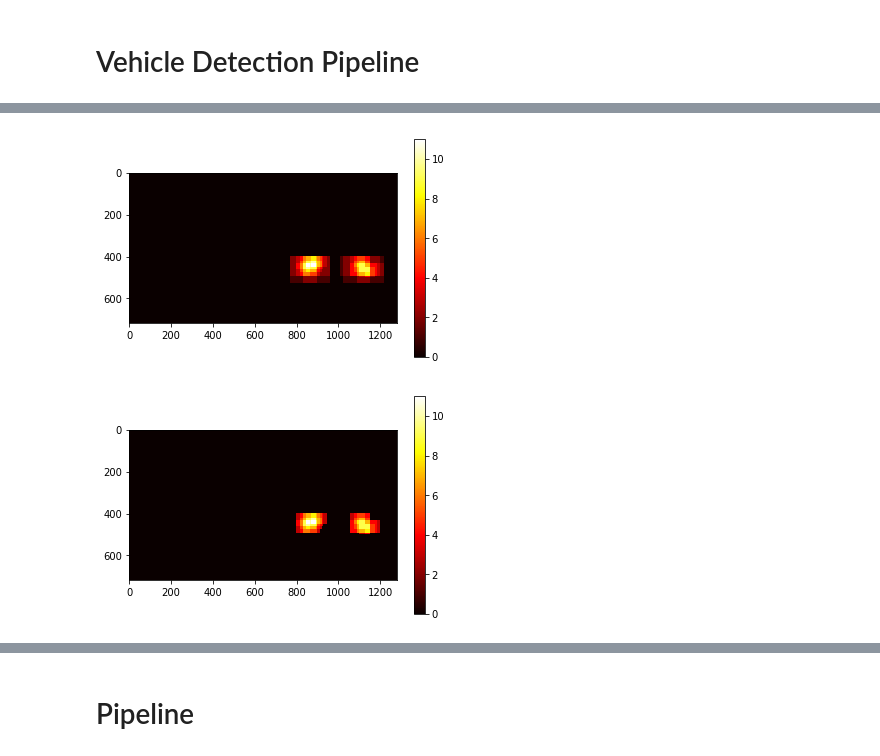
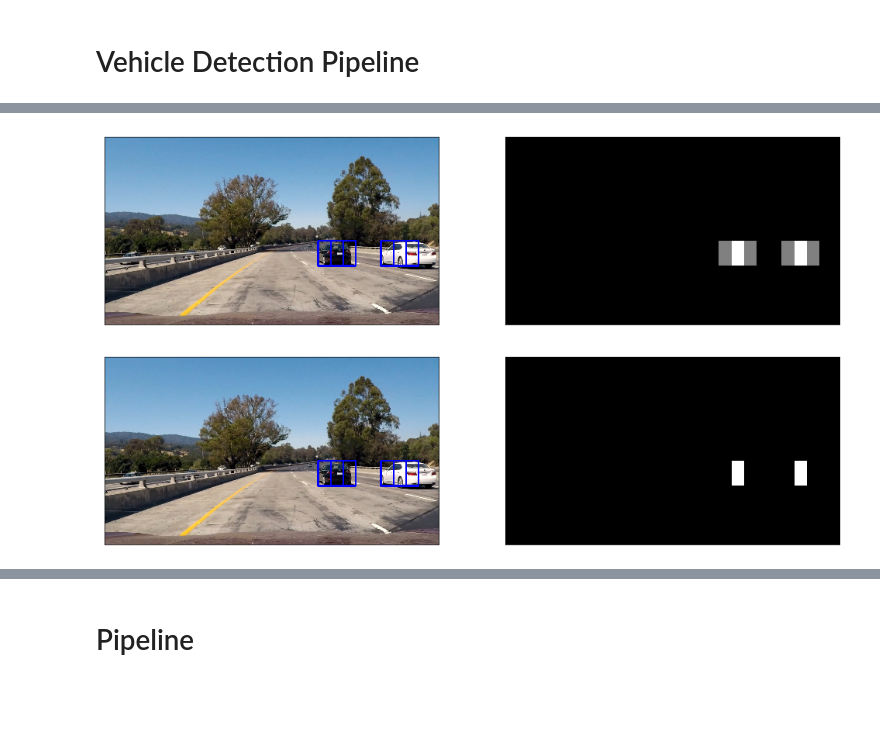
Before and after one commit to stefancyliax/CarND-Vehicle-Detection, a Jupyter notebook: P5_Vehicle_Detection.ipynb, the cells around one changed output, grey strips where cells are left out. Saved outputs shown, nothing was run; the diff lists cells and outputs as text; code cells hidden in the pictures; blank space fills up the shorter version.

Commit message:
Added better visualization, cleanup of code

```diff
--- a/P5_Vehicle_Detection.ipynb
+++ b/P5_Vehicle_Detection.ipynb
@@ -74,14 +74,14 @@ Dataset loaded! Number of car samples: 100 . Number of non-car samples: 100
 # %%
 # Helper function to print two images side by side
 
-def print_example_images(img, img_aug):
+def print_example_images(img, img2):
     plt.figure(figsize=(17,5))
 
     plt.subplot(121), plt.xticks([]), plt.yticks([])
     plt.imshow(img, cmap='gray')
 
     plt.subplot(122), plt.xticks([]), plt.yticks([])
-    plt.imshow(img_aug, cmap='gray')
+    plt.imshow(img2, cmap='gray')
 
     plt.show()
 # %%
@@ -446,19 +458,5 @@ Previous classifier and scaler loaded!
 # %% [markdown]
 # Vehicle Detection Pipeline
-# %%
-# Set parameters for pipeline
-color_space = 'YCrCb'  # Can be RGB, HSV, LUV, HLS, YUV, YCrCb
-orient = 16  # HOG orientations
-pix_per_cell = 16  # HOG pixels per cell
-cell_per_block = 2  # HOG cells per block
-hog_channel = -1  # Can be 0, 1, 2, or "ALL"
-spatial_size = (16, 16)  # Spatial binning dimensions
-hist_bins = 16  # Number of histogram bins
-spatial_feat = True  # Spatial features on or off
-hist_feat = True  # Histogram features on or off
-hog_feat = True  # HOG features on or off
-kernel = 'linear'
-C = 1.0
 # %%
 def draw_boxes(img, bboxes, color=(0, 0, 1), thick=6):
     # Make a copy of the image
@@ -482,6 +480,7 @@ print_example_images(img, result)
 # Define a function you will pass an image and return a list of images to be searched
 def find_cars(img, ystart, ystop, scale, svc, X_scaler, orient, pix_per_cell, cell_per_block, spatial_size, hist_bins):
     bbox_list = []
+    draw_img = np.copy(img)
     # scale image
     img = img.astype(np.float32)
 
@@ -547,9 +546,11 @@ def find_cars(img, ystart, ystop, scale, svc, X_scaler, orient, pix_per_cell, ce
                 xbox_left = np.int(xleft * scale)
                 ytop_draw = np.int(ytop * scale)
                 win_draw = np.int(window * scale)
+                cv2.rectangle(draw_img, (xbox_left, ytop_draw + ystart),
+                              (xbox_left + win_draw, ytop_draw + win_draw + ystart), (0, 0, 1), 6)
                 bbox_list.append([(xbox_left, ytop_draw + ystart),(xbox_left + win_draw, ytop_draw + win_draw + ystart)])
 
-    return bbox_list
+    return draw_img, bbox_list
 
 ## Demo
 
@@ -557,15 +558,7 @@ ystart = 400
 ystop = 656
 scale = 1.5
 
-img = load_image('./test_images/test6.jpg')
-bbox_list1 = find_cars(img, ystart, ystop, 1.5, svc, X_scaler, orient, pix_per_cell, cell_per_block, spatial_size, hist_bins)
-print_example_images(img, draw_boxes(img, bbox_list1))
-bbox_list2 = find_cars(img, ystart, ystop, 1, svc, X_scaler, orient, pix_per_cell, cell_per_block, spatial_size, hist_bins)
-print_example_images(img, draw_boxes(img, bbox_list2))
-bbox_list3 = find_cars(img, ystart, ystop, 0.8, svc, X_scaler, orient, pix_per_cell, cell_per_block, spatial_size, hist_bins)
-print_example_images(img, draw_boxes(img, bbox_list3))
-bbox_list4 = find_cars(img, ystart, ystop, 2, svc, X_scaler, orient, pix_per_cell, cell_per_block, spatial_size, hist_bins)
-print_example_images(img, draw_boxes(img, bbox_list4))
-
-bbox_list = bbox_list1 + bbox_list2 + bbox_list3 + bbox_list4
+img = load_image('./test_images/test1.jpg')
+result, bbox_list = find_cars(img, ystart, ystop, scale, svc, X_scaler, orient, pix_per_cell, cell_per_block, spatial_size, hist_bins)
+print_example_images(img, result)
 # %% [output]
@@ -576,27 +566,29 @@ bbox_list = bbox_list1 + bbox_list2 + bbox_list3 + bbox_list4
 # %%
 def add_heat(heatmap, bbox_list):
     # Iterate through list of bboxes
     for box in bbox_list:
         # Add += 1 for all pixels inside each bbox
         # Assuming each "box" takes the form ((x1, y1), (x2, y2))
         heatmap[box[0][1]:box[1][1], box[0][0]:box[1][0]] += 1
 
     # Return updated heatmap
     return heatmap# Iterate through list of bboxes
 
 ## Demo
 
 heatmap = np.zeros_like(img[:,:,0]).astype(np.float)
 heatmap = add_heat(heatmap,bbox_list)
 
 # clip for displaying
 heatmap = np.clip(heatmap, 0, 255)
 
-plt.imshow(heatmap, cmap='hot')
-plt.colorbar()
-plt.show()
+print_example_images(result, heatmap)
+
+#https://matplotlib.org/users/image_tutorial.html
+#In [12]: imgplot = plt.imshow(lum_img)
+#In [13]: plt.colorbar()
 # %% [output]
-[figure, old version]
+[figure, new version]
 # %%
 def apply_threshold(heatmap, threshold):
     # Zero out pixels below the threshold
@@ -604,12 +596,10 @@ def apply_threshold(heatmap, threshold):
     # Return thresholded map
     return heatmap
 
-heatmap = apply_threshold(heatmap,2)
-plt.imshow(heatmap, cmap='hot')
-plt.colorbar()
-plt.show()
+heatmap = apply_threshold(heatmap,1)
+print_example_images(result, heatmap)
 # %% [output]
-[figure, old version]
+[figure, new version]
 # %%
 from scipy.ndimage.measurements import label
 
```
Also changed, not shown: parts of 21 cells of this notebook.
